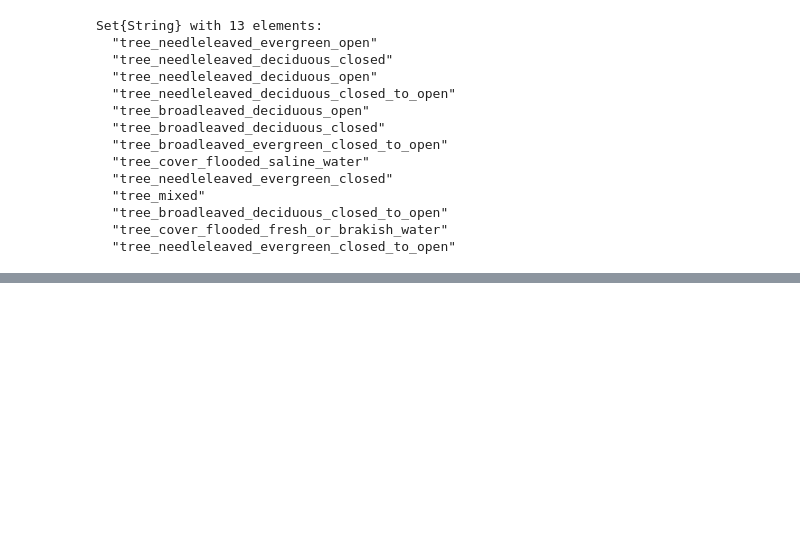
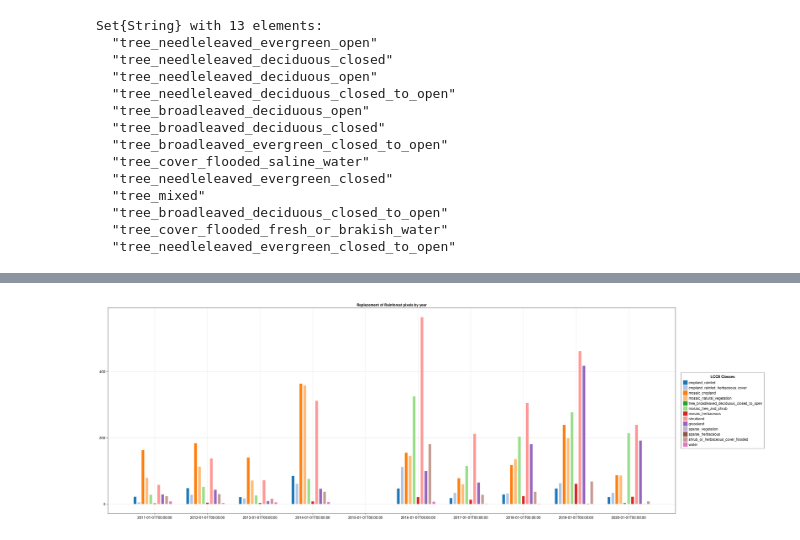
Before and after one commit to Eisenbahnplatte/spatio_temporal_data-rainforest_development, a Jupyter notebook: replacement_barcharts.ipynb, the cells around one changed output, grey strips where cells are left out. Cells and saved outputs as stored; diff of their text form; code cells hidden in the pictures; blank space fills up the shorter version.

```diff
--- a/replacement_barcharts.ipynb
+++ b/replacement_barcharts.ipynb
@@ -164,0 +57,6 @@ Closest candidates are:
+# %%
+# this is the reverse, so it shows was there BEFORE it was turned into rainforest
+
+Rainforestlib.build_replacement_figure(filtered_dc, Rainforestlib.LCCSClasses.categories["rainforest"]; resolution = (3000, 1000), reverse = true)
+# %% [output]
+[figure, added]
```
Also changed, not shown: parts of 7 cells of this notebook, 2 other files.
